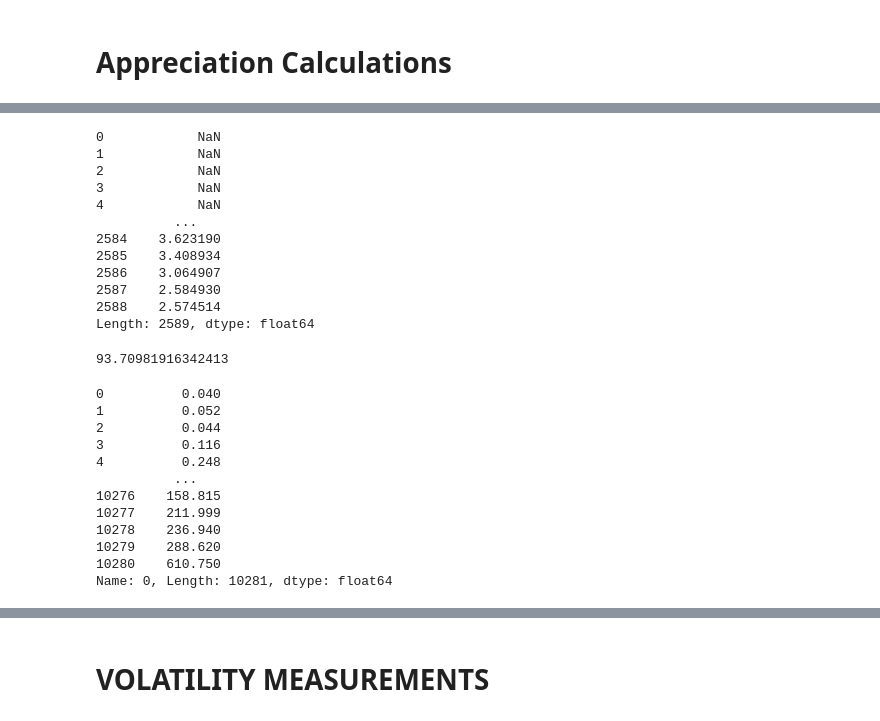
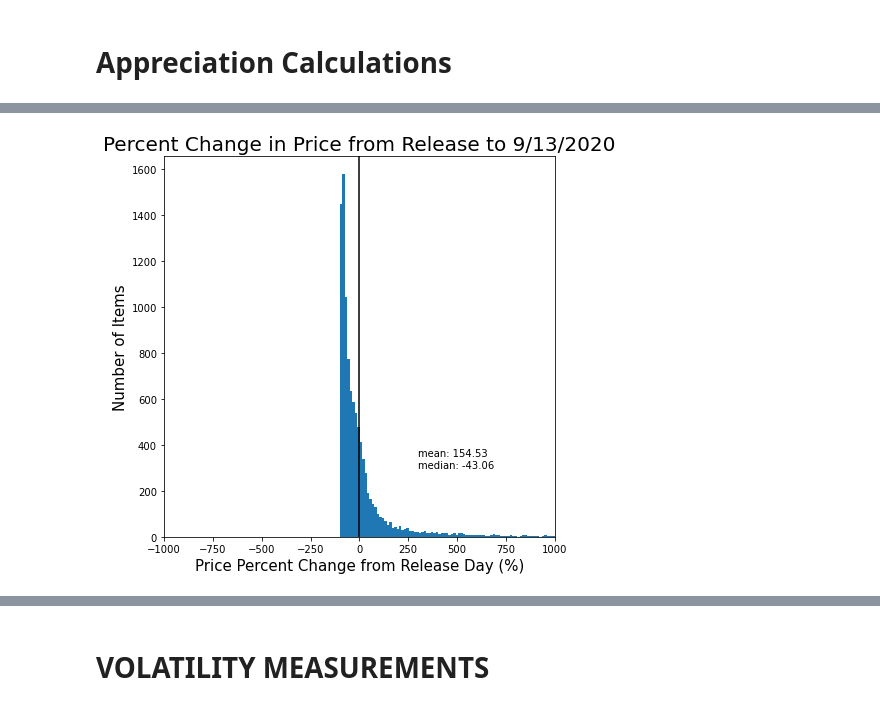
Before and after one commit to whuang37/csgo-market, a Jupyter notebook: data_analysis.ipynb, the cells around one changed output, grey strips where cells are left out. Drawn from its saved outputs; the diff is of its cells as text; code cells hidden in the pictures.

```diff
--- a/data_analysis.ipynb
+++ b/data_analysis.ipynb
@@ -71,12 +71,12 @@ skins_price
 # %%
 # dataframe of skin prices with no knives included
-skins_price = skins.loc[:, idx[:, "Price"]]
-skins_price.insert(loc = 0, value = skins["Quality"], column = "Quality")
-skins_price = skins_price[(skins_price["Quality"] != "Extraordinary") & (skins_price["Quality"] != "Covert")]
-skins_price = skins_price.drop(columns = ["Quality"], axis = 1)
-skins_price.columns = skins_price.columns.droplevel(1)
-skins_price.columns = pd.to_datetime(skins_price.columns)
-skins_price
+skins_price_g = skins.loc[:, idx[:, "Price"]]
+skins_price_g.insert(loc = 0, value = skins["Quality"], column = "Quality")
+skins_price_g = skins_price_g[(skins_price_g["Quality"] != "Extraordinary") & (skins_price_g["Quality"] != "Covert")]
+skins_price_g = skins_price_g.drop(columns = ["Quality"], axis = 1)
+skins_price_g.columns = skins_price_g.columns.droplevel(1)
+skins_price_g.columns = pd.to_datetime(skins_price_g.columns)
+skins_price_g
 # %% [output]
 |  | 2013-08-01 | 2013-08-02 | 2013-08-03 | 2013-08-04 | 2013-08-05 | 2013-08-06 | 2013-08-07 | 2013-08-08 | ... |
 | 0 | NaN | NaN | NaN | NaN | NaN | NaN | NaN | NaN | ... |
@@ -94,12 +94,12 @@ skins_price
 # %%
-# dataframe of skin prices with knives only included
-skins_price = skins.loc[:, idx[:, "Price"]]
-skins_price.insert(loc = 0, value = skins["Quality"], column = "Quality")
-skins_price = skins_price[(skins_price["Quality"] == "Extraordinary") | (skins_price["Quality"] == "Covert")]
-skins_price = skins_price.drop(columns = ["Quality"], axis = 1)
-skins_price.columns = skins_price.columns.droplevel(1)
-skins_price.columns = pd.to_datetime(skins_price.columns)
-skins_price
+# dataframe of skin prices with covert/gloves only included
+skins_price_kg = skins.loc[:, idx[:, "Price"]]
+skins_price_kg.insert(loc = 0, value = skins["Quality"], column = "Quality")
+skins_price_kg = skins_price_kg[(skins_price_kg["Quality"] == "Extraordinary") | (skins_price_kg["Quality"] == "Covert")]
+skins_price_kg = skins_price_kg.drop(columns = ["Quality"], axis = 1)
+skins_price_kg.columns = skins_price_kg.columns.droplevel(1)
+skins_price_kg.columns = pd.to_datetime(skins_price_kg.columns)
+skins_price_kg
 # %% [output]
 |  | 2013-08-01 | 2013-08-02 | 2013-08-03 | 2013-08-04 | 2013-08-05 | 2013-08-06 | 2013-08-07 | 2013-08-08 | ... |
 | 191 | NaN | NaN | NaN | NaN | NaN | NaN | NaN | NaN | ... |
@@ -373,35 +237,0 @@ plt.hist(time_sell, bins = 100)
-# %%
-pd.options.display.max_rows = 10
-profits
-# %% [output]
-0            NaN
-1            NaN
-2            NaN
-3            NaN
-4            NaN
-          ...
-2584    3.623190
-2585    3.408934
-2586    3.064907
-2587    2.584930
-2588    2.574514
-Length: 2589, dtype: float64
-# %%
-appreciation_dates[0].mean()
-# %% [output]
-93.70981916342413
-# %%
-appreciation_dates[0]
-# %% [output]
-0          0.040
-1          0.052
-2          0.044
-3          0.116
-4          0.248
-          ...
-10276    158.815
-10277    211.999
-10278    236.940
-10279    288.620
-10280    610.750
-Name: 0, Length: 10281, dtype: float64
@@ -407,0 +246,14 @@ Name: 0, Length: 10281, dtype: float64
+# %%
+# average appreciation from day 1
+app = ((last_dates.sub(appreciation_dates[0])).div(appreciation_dates[0], axis = 0) * 100)
+plt.figure(figsize = (7, 7))
+plt.xlim(-1000, 1000)
+plt.xlabel("Price Percent Change from Release Day (%)", size = 15)
+plt.ylabel("Number of Items", size =15)
+plt.title("Percent Change in Price from Release to 9/13/2020", size = 20)
+plt.hist(app, bins = 40000)
+plt.annotate(text = "mean: {}\nmedian: {}".format(round(app.mean(), 2), round(app.median(), 2)) ,xy = (300, 300))
+plt.axvline(0, color = "black")
+plt.savefig("graphs/appreleasenow.png")
+# %% [output]
+[figure, added]
```
Also changed, not shown: parts of 62 cells of this notebook.
